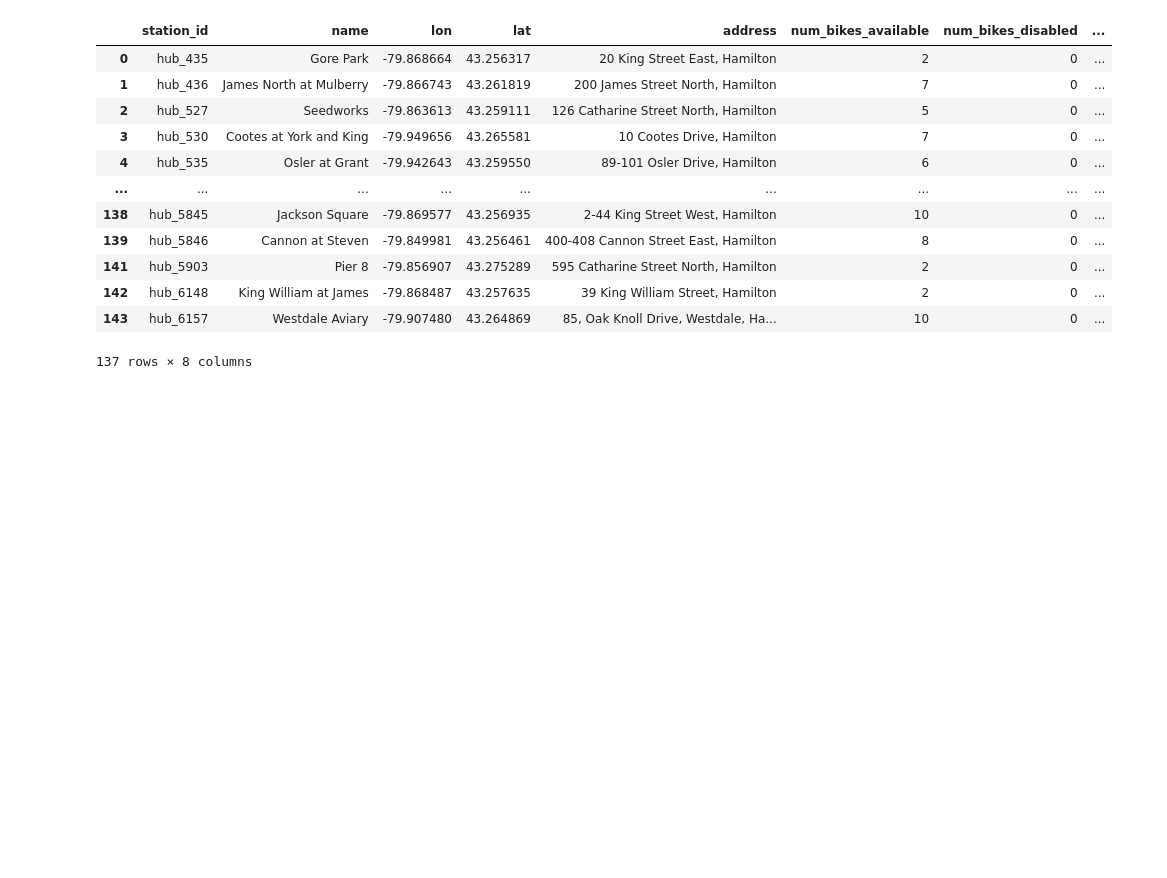
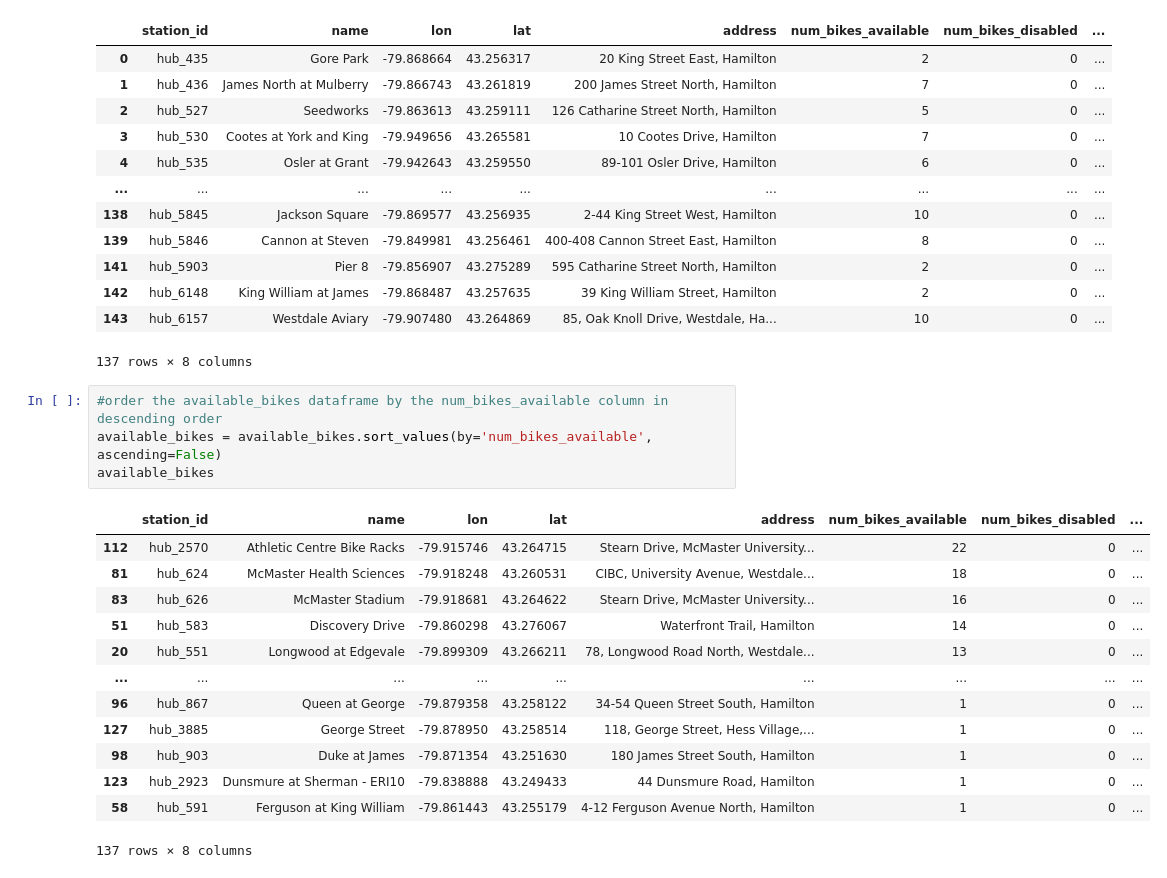
Before and after one commit to Hounder23/LIGHTHOUSE-p2, a Jupyter notebook: notebooks/city_bikes.ipynb, the cells around one changed output. Drawn from its saved outputs; the diff is of its cells as text; blank space fills up the shorter version.

Commit message:
re-ordering by # of remaining bikes

```diff
--- a/notebooks/city_bikes.ipynb
+++ b/notebooks/city_bikes.ipynb
@@ -169,3 +169,21 @@ available_bikes
 | 142 | hub_6148 | King William at James | -79.868487 | 43.257635 | 39 King William Street, Hamilton | 2 | 0 | ... |
 | 143 | hub_6157 | Westdale Aviary | -79.907480 | 43.264869 | 85, Oak Knoll Drive, Westdale, Ha... | 10 | 0 | ... |
 137 rows × 8 columns
+# %%
+#order the available_bikes dataframe by the num_bikes_available column in descending order
+available_bikes = available_bikes.sort_values(by='num_bikes_available', ascending=False)
+available_bikes
+# %% [output]
+|  | station_id | name | lon | lat | address | num_bikes_available | num_bikes_disabled | ... |
+| 112 | hub_2570 | Athletic Centre Bike Racks | -79.915746 | 43.264715 | Stearn Drive, McMaster University... | 22 | 0 | ... |
+| 81 | hub_624 | McMaster Health Sciences | -79.918248 | 43.260531 | CIBC, University Avenue, Westdale... | 18 | 0 | ... |
+| 83 | hub_626 | McMaster Stadium | -79.918681 | 43.264622 | Stearn Drive, McMaster University... | 16 | 0 | ... |
+| 51 | hub_583 | Discovery Drive | -79.860298 | 43.276067 | Waterfront Trail, Hamilton | 14 | 0 | ... |
+| 20 | hub_551 | Longwood at Edgevale | -79.899309 | 43.266211 | 78, Longwood Road North, Westdale... | 13 | 0 | ... |
+| ... | ... | ... | ... | ... | ... | ... | ... | ... |
+| 96 | hub_867 | Queen at George | -79.879358 | 43.258122 | 34-54 Queen Street South, Hamilton | 1 | 0 | ... |
+| 127 | hub_3885 | George Street | -79.878950 | 43.258514 | 118, George Street, Hess Village,... | 1 | 0 | ... |
+| 98 | hub_903 | Duke at James | -79.871354 | 43.251630 | 180 James Street South, Hamilton | 1 | 0 | ... |
+| 123 | hub_2923 | Dunsmure at Sherman - ERI10 | -79.838888 | 43.249433 | 44 Dunsmure Road, Hamilton | 1 | 0 | ... |
+| 58 | hub_591 | Ferguson at King William | -79.861443 | 43.255179 | 4-12 Ferguson Avenue North, Hamilton | 1 | 0 | ... |
+137 rows × 8 columns
```
